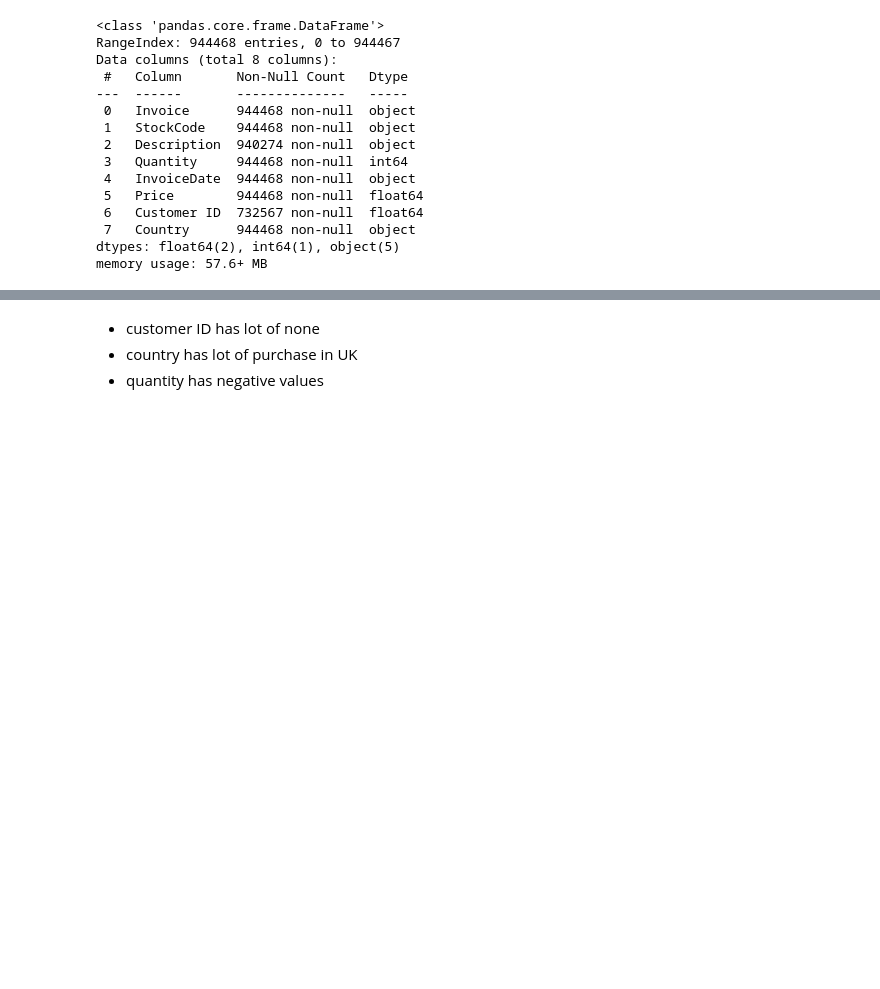
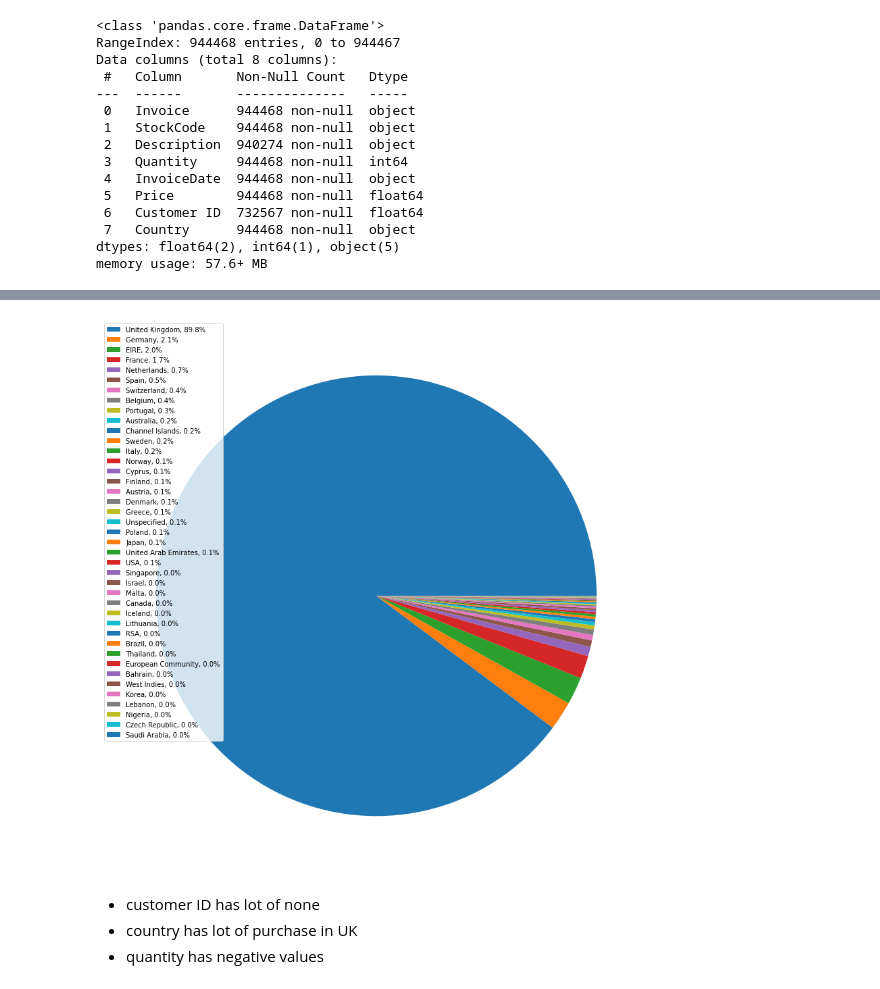
Before and after one commit to shashankbassi92/datascience_projects, a Jupyter notebook: propensityModeling/code/explore-transform-model.ipynb, the cells around one changed output, grey strips where cells are left out. Cells and saved outputs as stored; diff of their text form; code cells hidden in the pictures; blank space fills up the shorter version.

```diff
--- a/propensityModeling/code/explore-transform-model.ipynb
+++ b/propensityModeling/code/explore-transform-model.ipynb
@@ -50,4 +51,4 @@ Data columns (total 8 columns):
 dtypes: float64(2), int64(1), object(5)
 memory usage: 57.6+ MB
 # %%
-data.Country.value_counts(normalize=True).reset_index()
+country_counts = data.Country.value_counts(normalize=True).reset_index()
@@ -72,3 +72,13 @@ data.Country.value_counts(normalize=True).reset_index()
+# %%
+labels , sizes = country_counts['index'].values, country_counts.Country.values
+labels = [f'{l}, {s*100:0.1f}%' for l, s in zip(labels, sizes)]
+# %%
+fig = plt.figure(figsize = (15,15))
+patches, texts = plt.pie(sizes )
+plt.legend(patches, labels, loc="best")
+plt.show()
+# %% [output]
+[figure, added]
 # %% [markdown]
 - customer ID has lot of none
 - country has lot of purchase in UK
```
Also changed, not shown: parts of 17 cells of this notebook, 6 other files.
